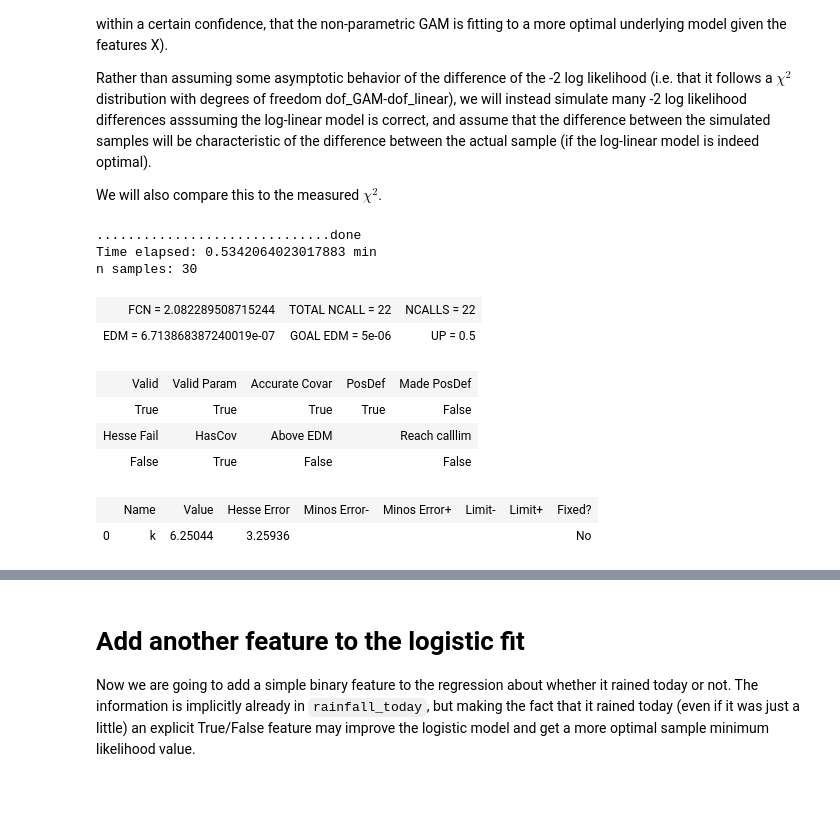
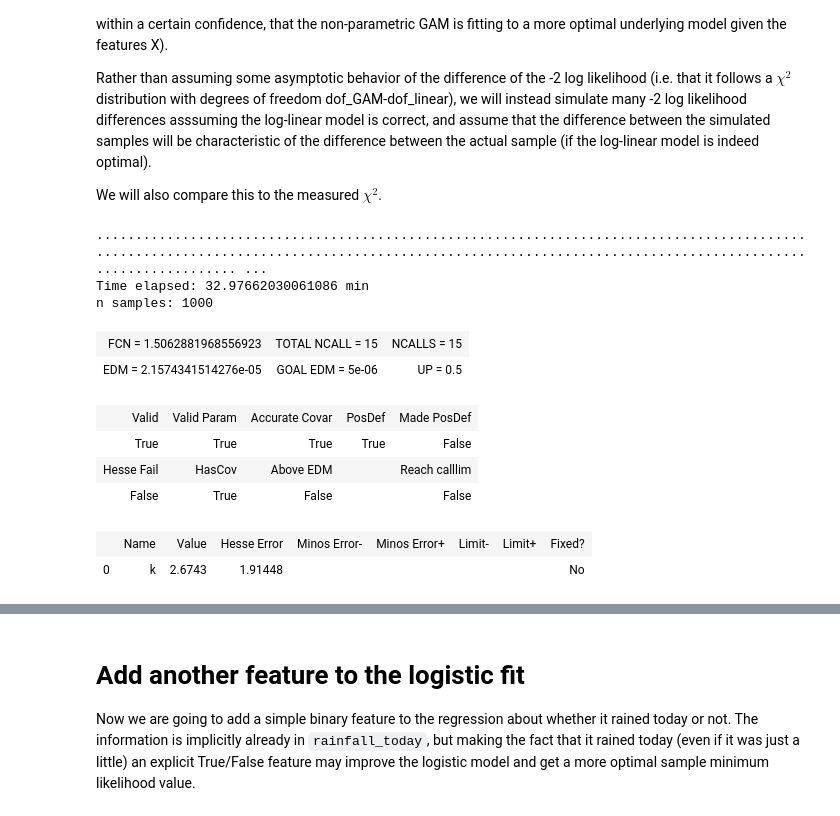
Before and after one commit to bhaney/snoq_rainfall, a Jupyter notebook: Logistic_regression_rainfall_prediction.ipynb, the cells around one changed output, grey strips where cells are left out. Saved outputs shown, nothing was run; the diff lists cells and outputs as text; code cells hidden in the pictures.

```diff
--- a/Logistic_regression_rainfall_prediction.ipynb
+++ b/Logistic_regression_rainfall_prediction.ipynb
@@ -414,7 +410,7 @@ def calculate_2ll_diff(x,y):
 import concurrent.futures, time, random
 # simulate the models many times to get a lot of likelihood differences
 # This may take a long time to run
-n_sim = 30
+n_sim = 1000
 likelihood_differences = []
 
 def model(seed):
@@ -436,24 +432,24 @@ print('Time elapsed: {} min'.format((end-start)/60))
 likelihood_differences = np.array(likelihood_differences)
 print('n samples: {}'.format(len(likelihood_differences)))
 # %% [output]
-..............................done
-Time elapsed: 0.5342064023017883 min
-n samples: 30
+........................................................................................................................................................................................................ ...
+Time elapsed: 32.97662030061086 min
+n samples: 1000
 # %%
 from probfit import UnbinnedLH, chisquared
 unbinned_likelihood = UnbinnedLH(chisquared, likelihood_differences[0])
-minuit = Minuit(unbinned_likelihood, k=2)
+minuit = Minuit(unbinned_likelihood, k=2, error_k=0.1, errordef=0.5)
 minuit.migrad()
 dof = minuit.values.values()[0]
 # %% [output]
-| FCN = 2.082289508715244 | TOTAL NCALL = 22 | NCALLS = 22 |
-| EDM = 6.713868387240019e-07 | GOAL EDM = 5e-06 | UP = 0.5 |
+| FCN = 1.5062881968556923 | TOTAL NCALL = 15 | NCALLS = 15 |
+| EDM = 2.1574341514276e-05 | GOAL EDM = 5e-06 | UP = 0.5 |
 | Valid | Valid Param | Accurate Covar | PosDef | Made PosDef |
 | True | True | True | True | False |
 | Hesse Fail | HasCov | Above EDM |  | Reach calllim |
 | False | True | False |  | False |
 |  | Name | Value | Hesse Error | Minos Error- | Minos Error+ | Limit- | Limit+ | Fixed? |
-| 0 | k | 6.25044 | 3.25936 |  |  |  |  | No |
+| 0 | k | 2.6743 | 1.91448 |  |  |  |  | No |
 # %%
 #create a chi2 distribution
 from scipy.stats import chi2
```
Also changed, not shown: parts of 18 cells of this notebook.
